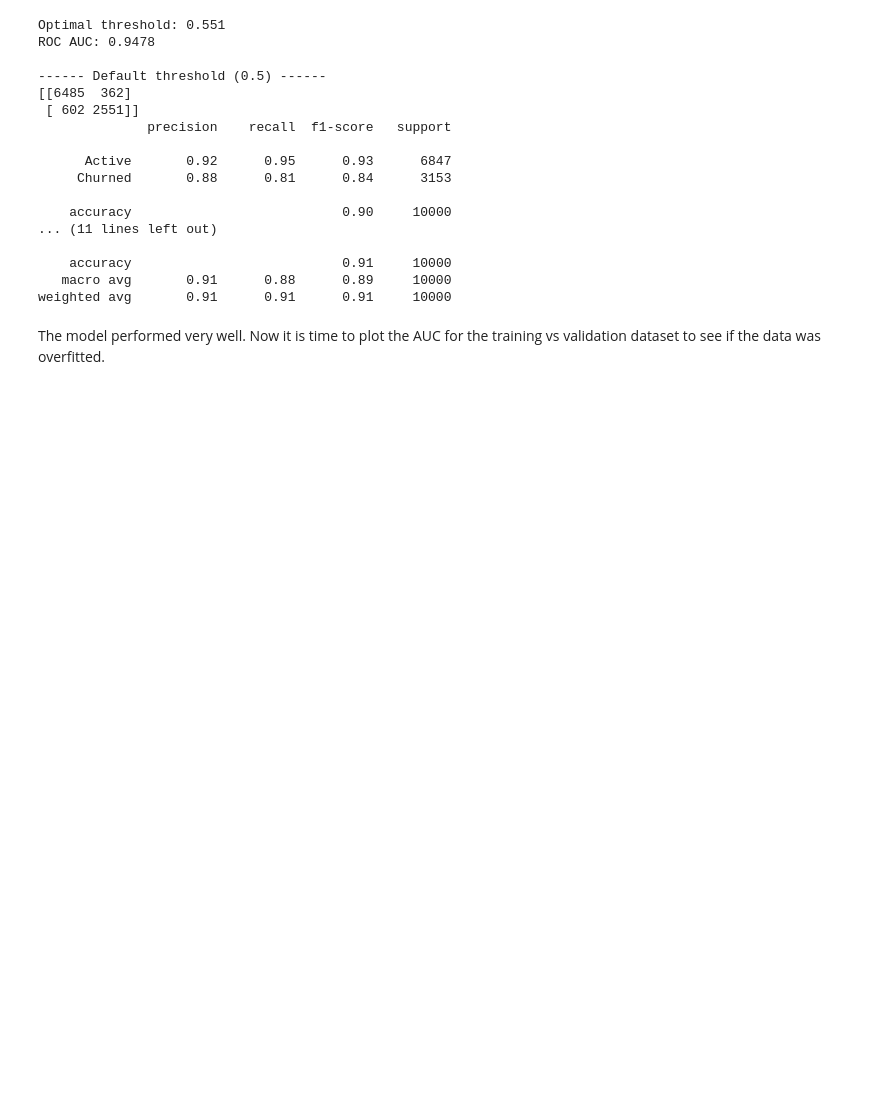
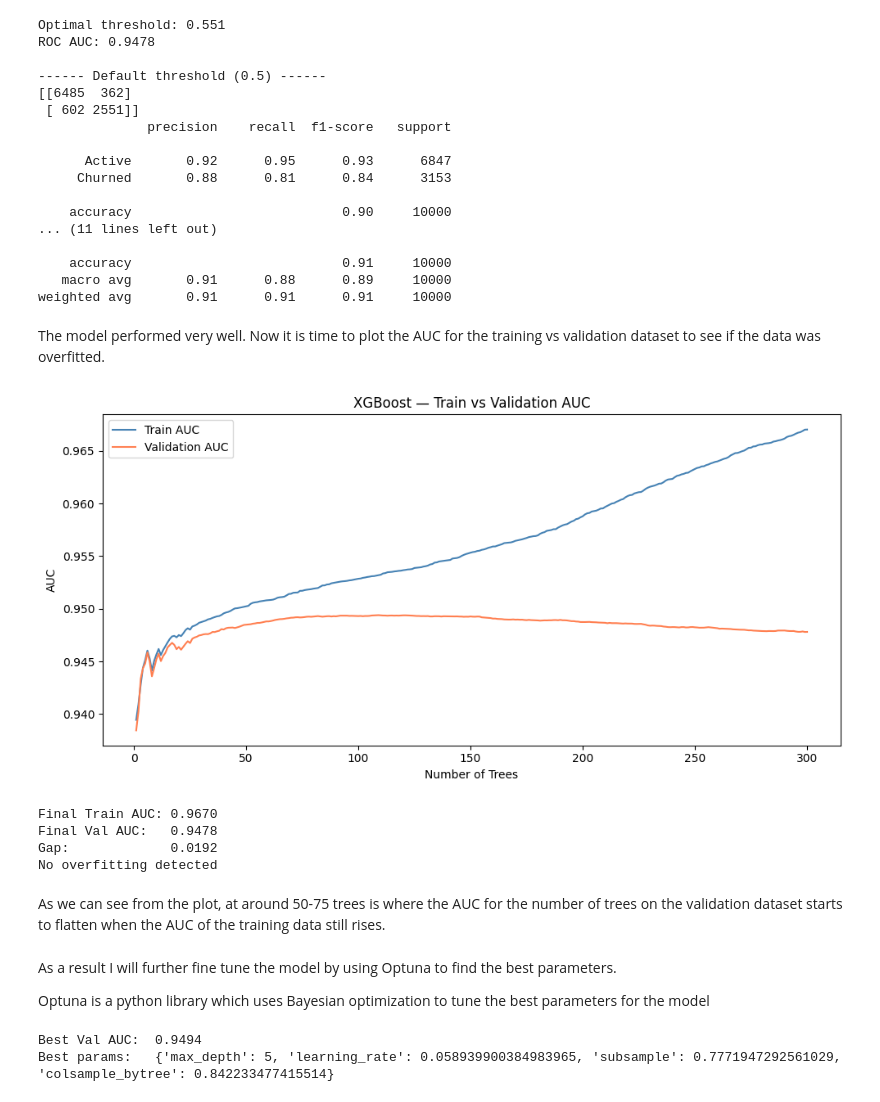
Before and after one commit to Parmnoor/ML-Practice, a Jupyter notebook: Projects-and-Practice/gym_churn_project/XGBoost_Gym_Churn.ipynb, the cells around one changed output. Cells and saved outputs as stored; diff of their text form; code cells hidden in the pictures; blank space fills up the shorter version.

Commit message:
Add optimization using Optuna for this XGBoost model

```diff
--- a/Projects-and-Practice/gym_churn_project/XGBoost_Gym_Churn.ipynb
+++ b/Projects-and-Practice/gym_churn_project/XGBoost_Gym_Churn.ipynb
@@ -305,3 +305,81 @@ ROC AUC: 0.9478
 weighted avg       0.91      0.91      0.91     10000
 # %% [markdown]
 The model performed very well. Now it is time to plot the AUC for the training vs validation dataset to see if the data was overfitted.
+# %%
+import matplotlib.pyplot as plt
+
+train_auc = evals_result['validation_0']['auc']
+val_auc   = evals_result['validation_1']['auc']
+epochs    = range(1, len(train_auc) + 1)
+
+plt.figure(figsize=(10, 5))
+plt.plot(epochs, train_auc, label='Train AUC',      color='steelblue')
+plt.plot(epochs, val_auc,   label='Validation AUC', color='coral')
+plt.xlabel('Number of Trees')
+plt.ylabel('AUC')
+plt.title('XGBoost — Train vs Validation AUC')
+plt.legend()
+plt.tight_layout()
+plt.show()
+
+final_train_auc = train_auc[-1]
+final_val_auc   = val_auc[-1]
+gap             = final_train_auc - final_val_auc
+
+print(f"Final Train AUC: {final_train_auc:.4f}")
+print(f"Final Val AUC:   {final_val_auc:.4f}")
+print(f"Gap:             {gap:.4f}")
+
+if gap < 0.02:
+    print("No overfitting detected")
+elif gap < 0.05:
+    print("Mild overfitting")
+else:
+    print("Overfitting")
+# %% [output]
+[figure, added]
+Final Train AUC: 0.9670
+Final Val AUC:   0.9478
+Gap:             0.0192
+No overfitting detected
+# %% [markdown]
+As we can see from the plot, at around 50-75 trees is where the AUC for the number of trees on the validation dataset starts to flatten when the AUC of the training data still rises.
+# %% [markdown]
+As a result I will further fine tune the model by using Optuna to find the best parameters.
+
+Optuna is a python library which uses Bayesian optimization to tune the best parameters for the model
+# %%
+import optuna
+optuna.logging.set_verbosity(optuna.logging.WARNING)
+
+def objective(trial):
+    params = {
+        'n_estimators':    300,
+        'max_depth':       trial.suggest_int('max_depth', 3, 8),
+        'learning_rate':   trial.suggest_float('learning_rate', 0.01, 0.3, log=True),
+        'subsample':       trial.suggest_float('subsample', 0.6, 1.0),
+        'colsample_bytree': trial.suggest_float('colsample_bytree', 0.6, 1.0),
+        'scale_pos_weight': scale_pos_weight,
+        'eval_metric':     'auc',
+        'early_stopping_rounds': 20,
+        'random_state':    42,
+        'n_jobs':          -1
+    }
+
+    model = XGBClassifier(**params)
+    model.fit(
+        X_train, y_train,
+        eval_set=[(X_train, y_train), (X_test, y_test)],
+        verbose=False
+    )
+
+    return roc_auc_score(y_test, model.predict_proba(X_test)[:, 1])
+
+study = optuna.create_study(direction='maximize')
+study.optimize(objective, n_trials=30, show_progress_bar=True)
+
+print(f"\nBest Val AUC:  {study.best_value:.4f}")
+print(f"Best params:   {study.best_params}")
+# %% [output]
+Best Val AUC:  0.9494
+Best params:   {'max_depth': 5, 'learning_rate': 0.058939900384983965, 'subsample': 0.7771947292561029, 'colsample_bytree': 0.842233477415514}
```
Also changed, not shown: parts of 5 cells of this notebook.
